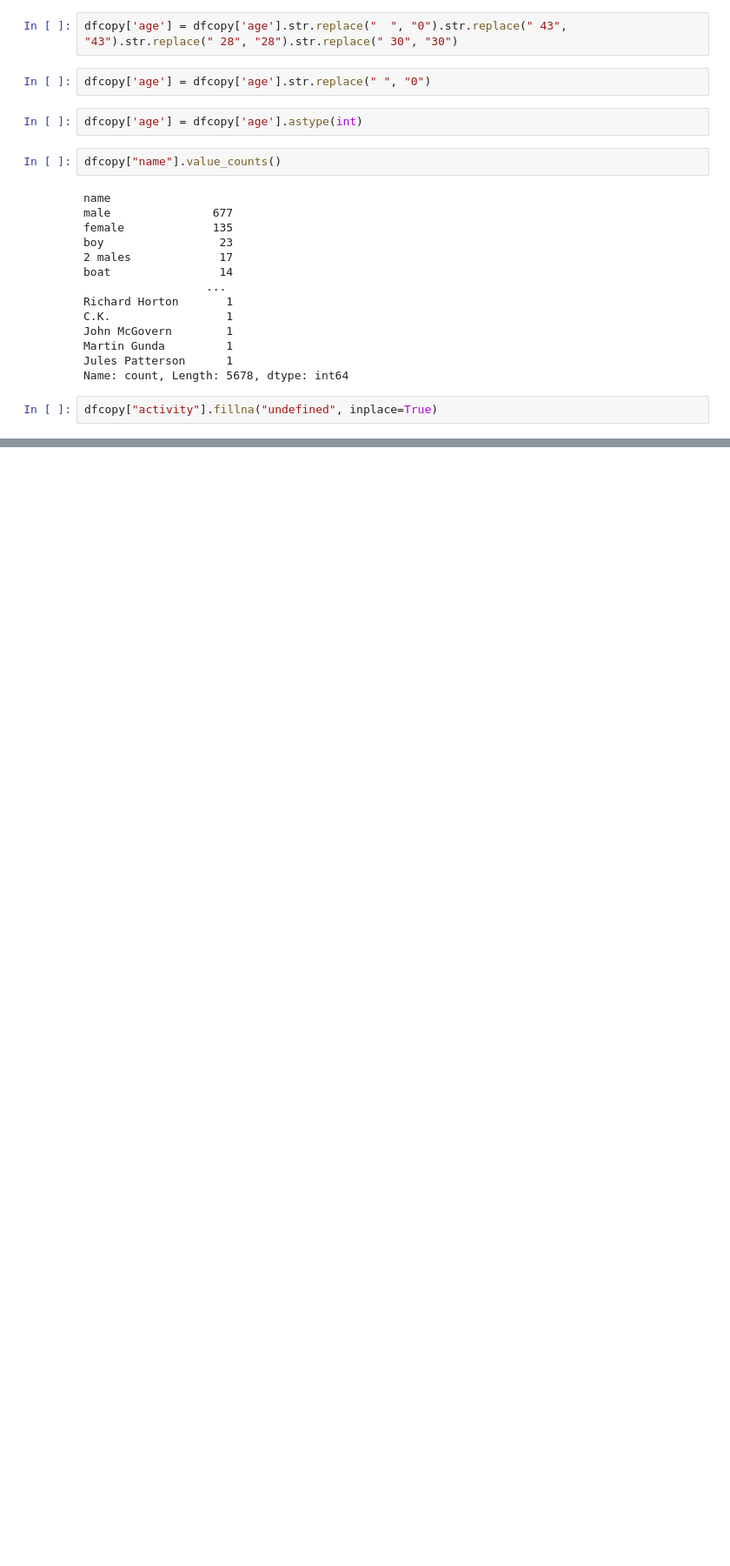
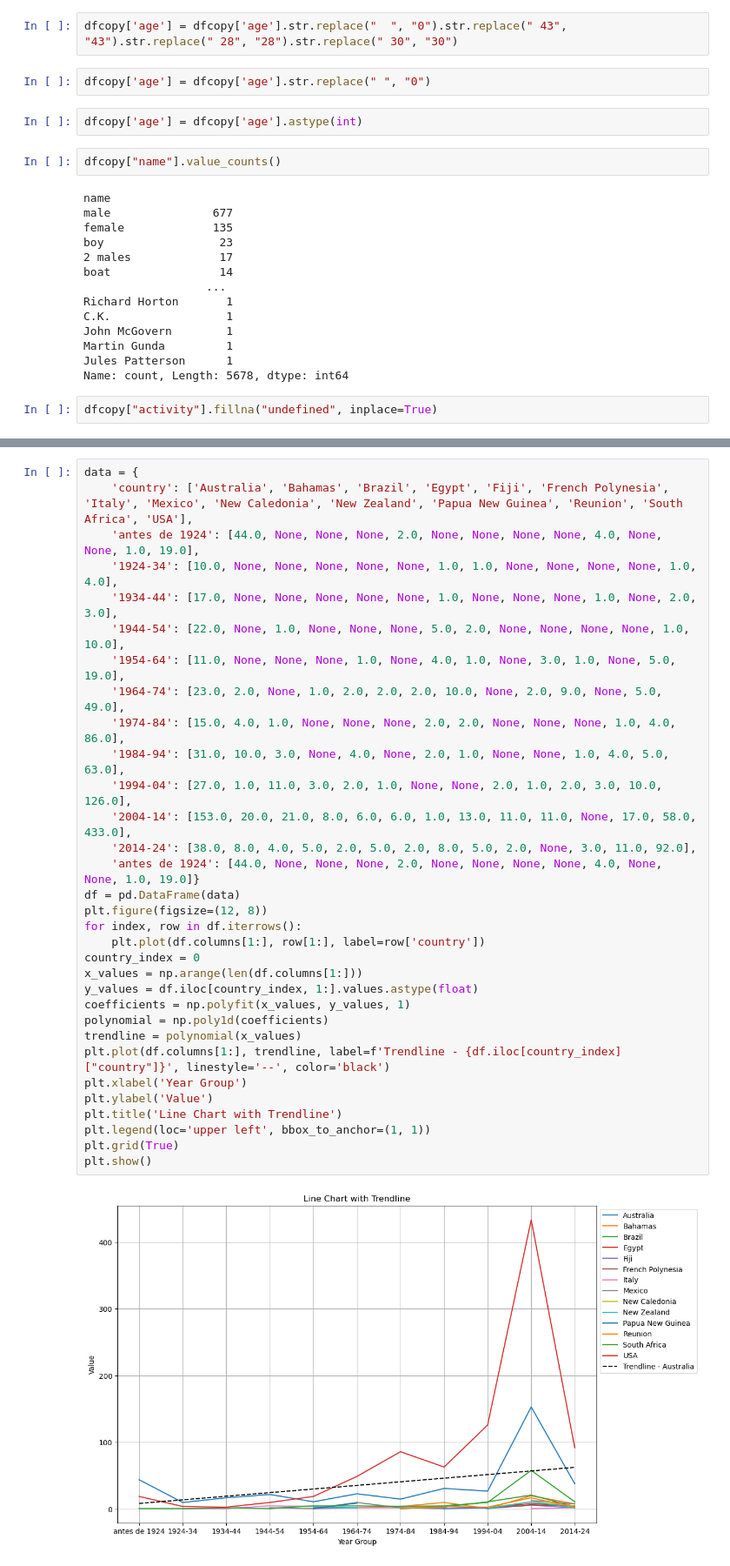
Before and after one commit to astonymartin/QUEST-2, a Jupyter notebook: QUEST 2.ipynb, the cells around one changed output, grey strips where cells are left out. Shown: that part at 87% size. Saved outputs shown, nothing was run; the diff lists cells and outputs as text; blank space fills up the shorter version.

```diff
--- a/QUEST 2.ipynb
+++ b/QUEST 2.ipynb
@@ -276,0 +615,34 @@ plt.show()
+# %%
+data = {
+    'country': ['Australia', 'Bahamas', 'Brazil', 'Egypt', 'Fiji', 'French Polynesia', 'Italy', 'Mexico', 'New Caledonia', 'New Zealand', 'Papua New Guinea', 'Reunion', 'South Africa', 'USA'],
+    'antes de 1924': [44.0, None, None, None, 2.0, None, None, None, None, 4.0, None, None, 1.0, 19.0],
+    '1924-34': [10.0, None, None, None, None, None, 1.0, 1.0, None, None, None, None, 1.0, 4.0],
+    '1934-44': [17.0, None, None, None, None, None, 1.0, None, None, None, 1.0, None, 2.0, 3.0],
+    '1944-54': [22.0, None, 1.0, None, None, None, 5.0, 2.0, None, None, None, None, 1.0, 10.0],
+    '1954-64': [11.0, None, None, None, 1.0, None, 4.0, 1.0, None, 3.0, 1.0, None, 5.0, 19.0],
+    '1964-74': [23.0, 2.0, None, 1.0, 2.0, 2.0, 2.0, 10.0, None, 2.0, 9.0, None, 5.0, 49.0],
+    '1974-84': [15.0, 4.0, 1.0, None, None, None, 2.0, 2.0, None, None, None, 1.0, 4.0, 86.0],
+    '1984-94': [31.0, 10.0, 3.0, None, 4.0, None, 2.0, 1.0, None, None, 1.0, 4.0, 5.0, 63.0],
+    '1994-04': [27.0, 1.0, 11.0, 3.0, 2.0, 1.0, None, None, 2.0, 1.0, 2.0, 3.0, 10.0, 126.0],
+    '2004-14': [153.0, 20.0, 21.0, 8.0, 6.0, 6.0, 1.0, 13.0, 11.0, 11.0, None, 17.0, 58.0, 433.0],
+    '2014-24': [38.0, 8.0, 4.0, 5.0, 2.0, 5.0, 2.0, 8.0, 5.0, 2.0, None, 3.0, 11.0, 92.0],
+    'antes de 1924': [44.0, None, None, None, 2.0, None, None, None, None, 4.0, None, None, 1.0, 19.0]}
+df = pd.DataFrame(data)
+plt.figure(figsize=(12, 8))
+for index, row in df.iterrows():
+    plt.plot(df.columns[1:], row[1:], label=row['country'])
+country_index = 0
+x_values = np.arange(len(df.columns[1:]))
+y_values = df.iloc[country_index, 1:].values.astype(float)
+coefficients = np.polyfit(x_values, y_values, 1)
+polynomial = np.poly1d(coefficients)
+trendline = polynomial(x_values)
+plt.plot(df.columns[1:], trendline, label=f'Trendline - {df.iloc[country_index]["country"]}', linestyle='--', color='black')
+plt.xlabel('Year Group')
+plt.ylabel('Value')
+plt.title('Line Chart with Trendline')
+plt.legend(loc='upper left', bbox_to_anchor=(1, 1))
+plt.grid(True)
+plt.show()
+# %% [output]
+[figure, added]
```
Also changed, not shown: parts of 70 cells of this notebook, 1 other file.
